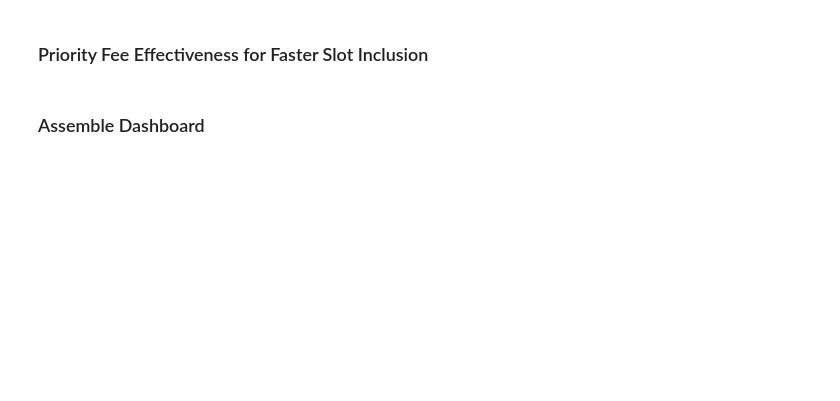
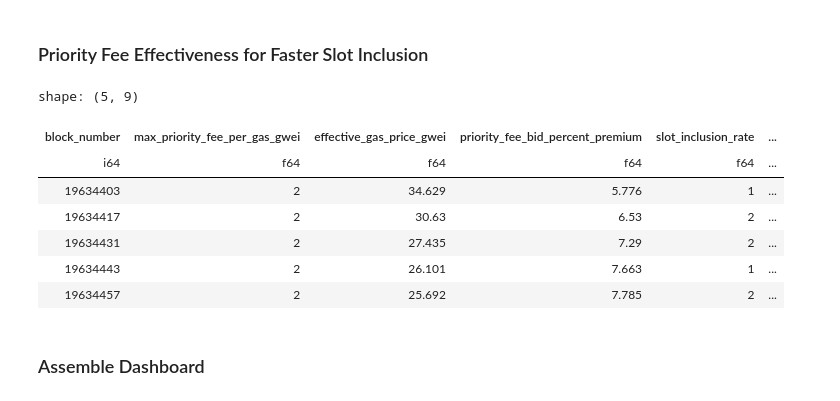
Before and after one commit to Evan-Kim2028/eip4844_blob_data, a Jupyter notebook: panel/dashboard.ipynb, the cells around one changed output. Cells and saved outputs as stored; diff of their text form; code cells hidden in the pictures; blank space fills up the shorter version.

```diff
--- a/panel/dashboard.ipynb
+++ b/panel/dashboard.ipynb
@@ -26,13 +25,5 @@ arbitrum: str = "0xC1b634853Cb333D3aD8663715b08f41A3Aec47cc"
 linea: str = "0xa9268341831eFa4937537bc3e9EB36DbecE83C7e"
 base: str = "0x5050F69a9786F081509234F1a7F4684b5E5b76C9"
 starknet: str = "0x2C169DFe5fBbA12957Bdd0Ba47d9CEDbFE260CA7"
-num_days: int = 5
-preprocessor: Preprocessor = Preprocessor(
-    blob_producer=base,
-    period=num_days,
-    network="mainnet",  # mainnet
-)
 
-client = Hypersync()
-
-txs_df = client.query_txs(address=base.lower(), period=(num_days))
+num_days: int = 1
@@ -42,17 +36,12 @@ slot_inclusion_df: pl.DataFrame = preprocessor.slot_inclusion()
 # %%
-processed_slot_inclusion_df = (
-    slot_inclusion_df.drop_nulls()
-    .drop(
-        "meta_network_name",
-        "block_root",
-        "blob_size",
-        "from",
-        "to",
-        "blob_hashes_length",
-        "blob_sidecars_size",
-    )
+slot_count_breakdown_df: pl.DataFrame = preprocessor.create_slot_count_breakdown_df()
+
+slot_inclusion_df: pl.DataFrame = (
+    preprocessor.create_slot_inclusion_df()
     # there is an outlier in the data that has an unusually high slot count, I think it might be an error with the xatu mempool data.
     # additionally there is currently a single tx with 5 blobs and 1 with 7. Since it's a single row, I think it's easier to just discard and ignore for now
     .filter(pl.col("slot inclusion rate") < 250)
     .filter(pl.col("slot inclusion rate (50 blob average)") < 40)
 )
+
+slot_gas_bidding_df: pl.DataFrame = preprocessor.create_slot_gas_bidding_df()
@@ -184 +107,12 @@ priority_fee_premium_df = slot_inclusion_tx_df.with_columns(
+# %%
+slot_gas_bidding_df.head(5)
+# %% [output]
+shape: (5, 9)
+| block_number | max_priority_fee_per_gas_gwei | effective_gas_price_gwei | priority_fee_bid_percent_premium | slot_inclusion_rate | ... |
+| i64 | f64 | f64 | f64 | f64 | ... |
+| 19634403 | 2 | 34.629 | 5.776 | 1 | ... |
+| 19634417 | 2 | 30.63 | 6.53 | 2 | ... |
+| 19634431 | 2 | 27.435 | 7.29 | 2 | ... |
+| 19634443 | 2 | 26.101 | 7.663 | 1 | ... |
+| 19634457 | 2 | 25.692 | 7.785 | 2 | ... |
 # %%
```
Also changed, not shown: parts of 18 cells of this notebook, 2 other files.
